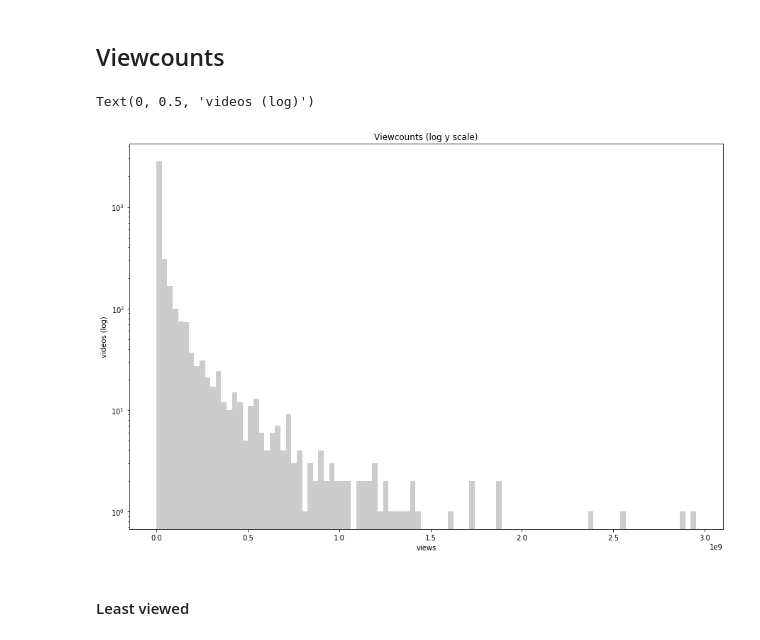
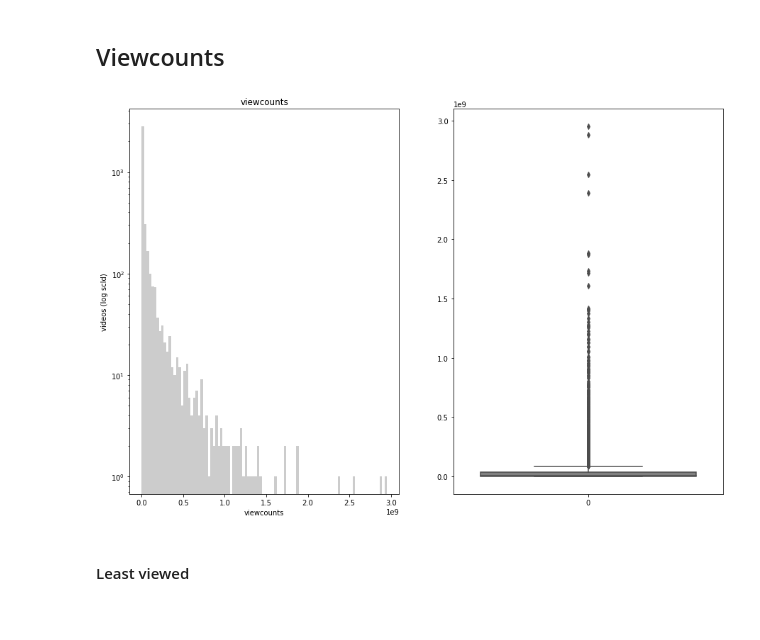
Before and after one commit to AlexRaschl/PR_data_science, a Jupyter notebook: src/eda/video_meta_eda.ipynb, the cells around one changed output. Cells and saved outputs as stored; diff of their text form; code cells hidden in the pictures.

```diff
--- a/src/eda/video_meta_eda.ipynb
+++ b/src/eda/video_meta_eda.ipynb
@@ -54,16 +58,22 @@ df.describe()
 | max | 30.0 | 1.152428e+07 | 1.555113e+06 | 4478.000000 | 5.000000 | 2.953195e+09 |
 # %% [markdown]
 ## Viewcounts
-# %%
-fig, ax = plt.subplots(figsize=(15,10))
-ax.set(yscale='log')
-sns.distplot(df['viewcounts'].to_numpy(), bins=100, color='grey', kde=False)
-plt.title('Viewcounts (log y scale)')
-plt.xlabel('views')
-plt.ylabel('videos (log)')
-# %% [output]
-Text(0, 0.5, 'videos (log)')
-[figure, removed]
+# %%
+def plot_attribute(key: str, scale: str ='linear', color:str='grey',
+                   figsize:tuple=(15,10), kde: bool =False):
+    fig, ax = plt.subplots(nrows=1,ncols=2, figsize=figsize)
+    ax[0].set(yscale=scale)
+    sns.distplot(df[key].to_numpy(), bins=100, color=color, kde=kde, ax=ax[0])
+    ax[0].set_title(key)
+    ax[0].set_xlabel(key)
+    ax[0].set_ylabel('videos' if scale is 'linear' else 'videos (log scld)')
+
+    sns.boxplot(data=df[key].to_numpy(), color=color, ax=ax[1])
+    plt.show()
+
+plot_attribute('viewcounts', 'log')
+# %% [output]
+[figure, added]
 # %% [markdown]
 #### Least viewed
 # %%
```
Also changed, not shown: parts of 16 cells of this notebook.
